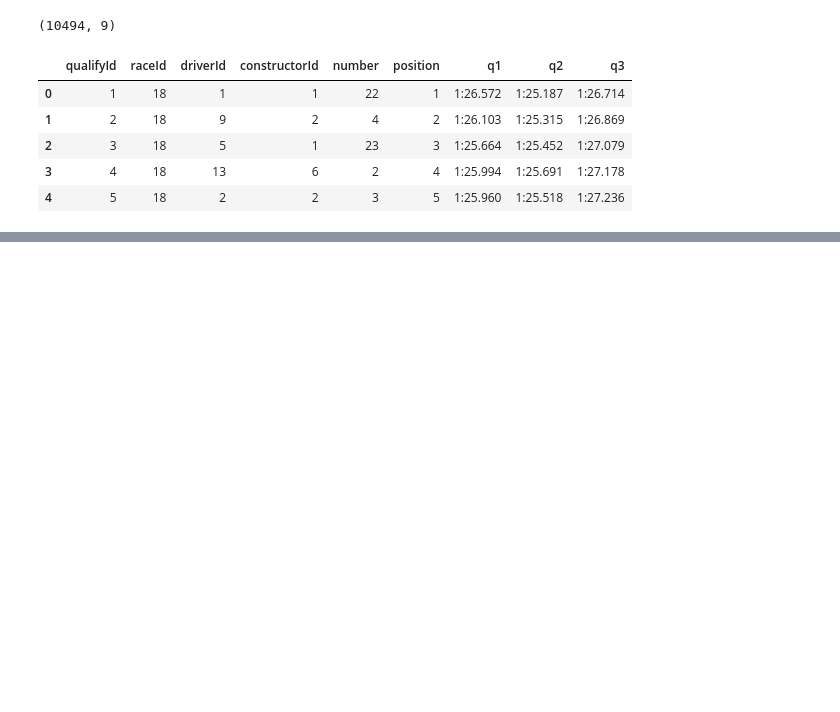
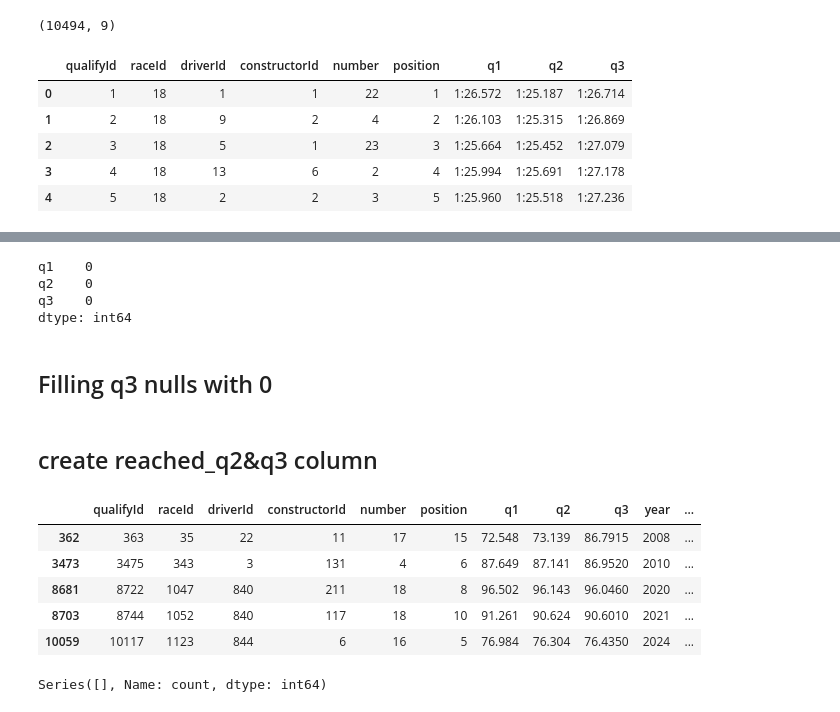
Before and after one commit to MDTahsinAlam/ml-price-predictor, a Jupyter notebook: 01_eda.ipynb, the cells around one changed output, grey strips where cells are left out. Cells and saved outputs as stored; diff of their text form; code cells hidden in the pictures; blank space fills up the shorter version.

```diff
--- a/01_eda.ipynb
+++ b/01_eda.ipynb
@@ -62,0 +69,2 @@ df = pd.merge(qualifying, races, how='left', on='raceId').sample(5)
+# %%
+df = df[df['year'] >= 2005]
@@ -62,0 +77,6 @@ df = pd.merge(qualifying, races, how='left', on='raceId').sample(5)
+# %%
+df['q1'] = df['q1'].str.split(':').str[0].astype(float) * 60 + df['q1'].str.split(':').str[1].astype(float)
+
+df['q2'] = df['q2'].str.split(':').str[0].astype(float) * 60 + df['q2'].str.split(':').str[1].astype(float)
+
+df['q3'] = df['q3'].str.split(':').str[0].astype(float) * 60 + df['q3'].str.split(':').str[1].astype(float)
@@ -62,0 +103,9 @@ df = pd.merge(qualifying, races, how='left', on='raceId').sample(5)
+# %%
+df[['q1', 'q2', 'q3']].isnull().sum()
+# %% [output]
+q1    0
+q2    0
+q3    0
+dtype: int64
+# %% [markdown]
+## Filling q3 nulls with 0
@@ -62,0 +114,17 @@ df = pd.merge(qualifying, races, how='left', on='raceId').sample(5)
+# %% [markdown]
+## create reached_q2&q3 column
+# %%
+df['reached_q2'] = (df['q2'].notnull()).astype(int)
+df['reached_q3'] = (df['q3'].notnull()).astype(int)
+df.sample(5)
+# %% [output]
+|  | qualifyId | raceId | driverId | constructorId | number | position | q1 | q2 | q3 | year | ... |
+| 362 | 363 | 35 | 22 | 11 | 17 | 15 | 72.548 | 73.139 | 86.7915 | 2008 | ... |
+| 3473 | 3475 | 343 | 3 | 131 | 4 | 6 | 87.649 | 87.141 | 86.9520 | 2010 | ... |
+| 8681 | 8722 | 1047 | 840 | 211 | 18 | 8 | 96.502 | 96.143 | 96.0460 | 2020 | ... |
+| 8703 | 8744 | 1052 | 840 | 117 | 18 | 10 | 91.261 | 90.624 | 90.6010 | 2021 | ... |
+| 10059 | 10117 | 1123 | 844 | 6 | 16 | 5 | 76.984 | 76.304 | 76.4350 | 2024 | ... |
+# %%
+print(df[df['q3'].isnull()]['reached_q3'].value_counts())
+# %% [output]
+Series([], Name: count, dtype: int64)
```
Also changed, not shown: parts of 22 cells of this notebook.
